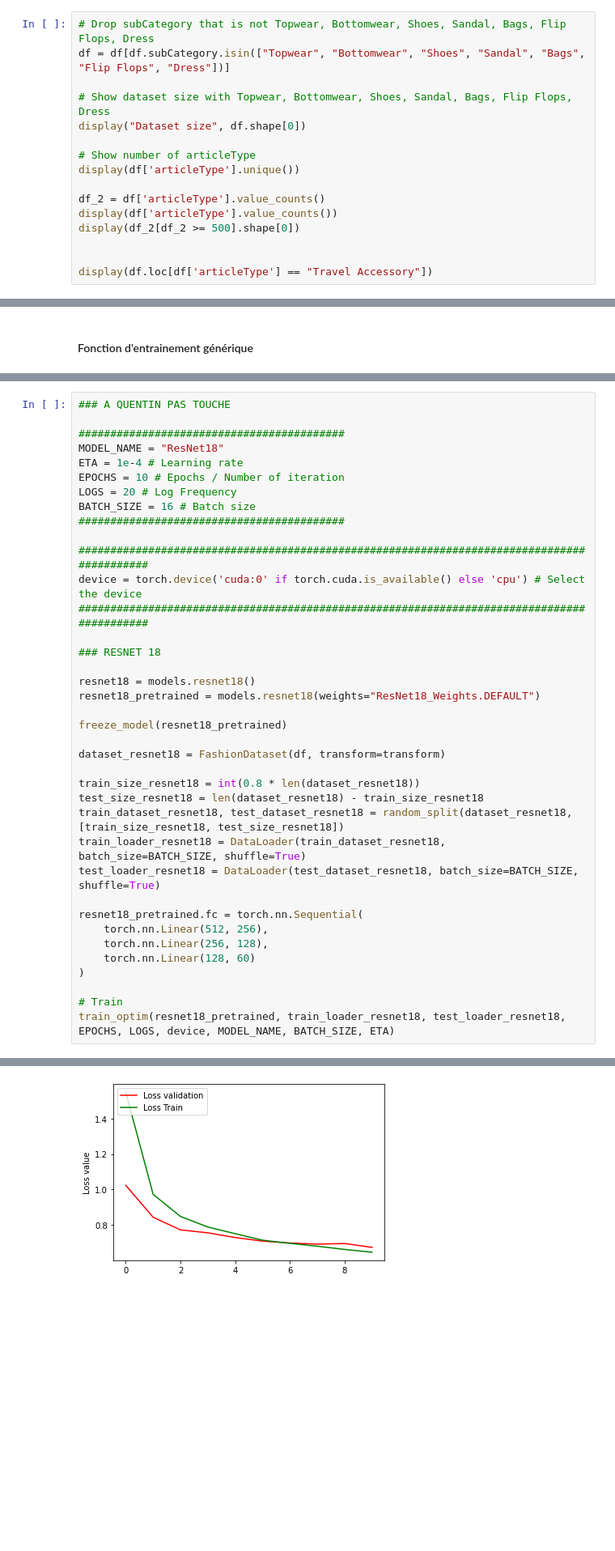
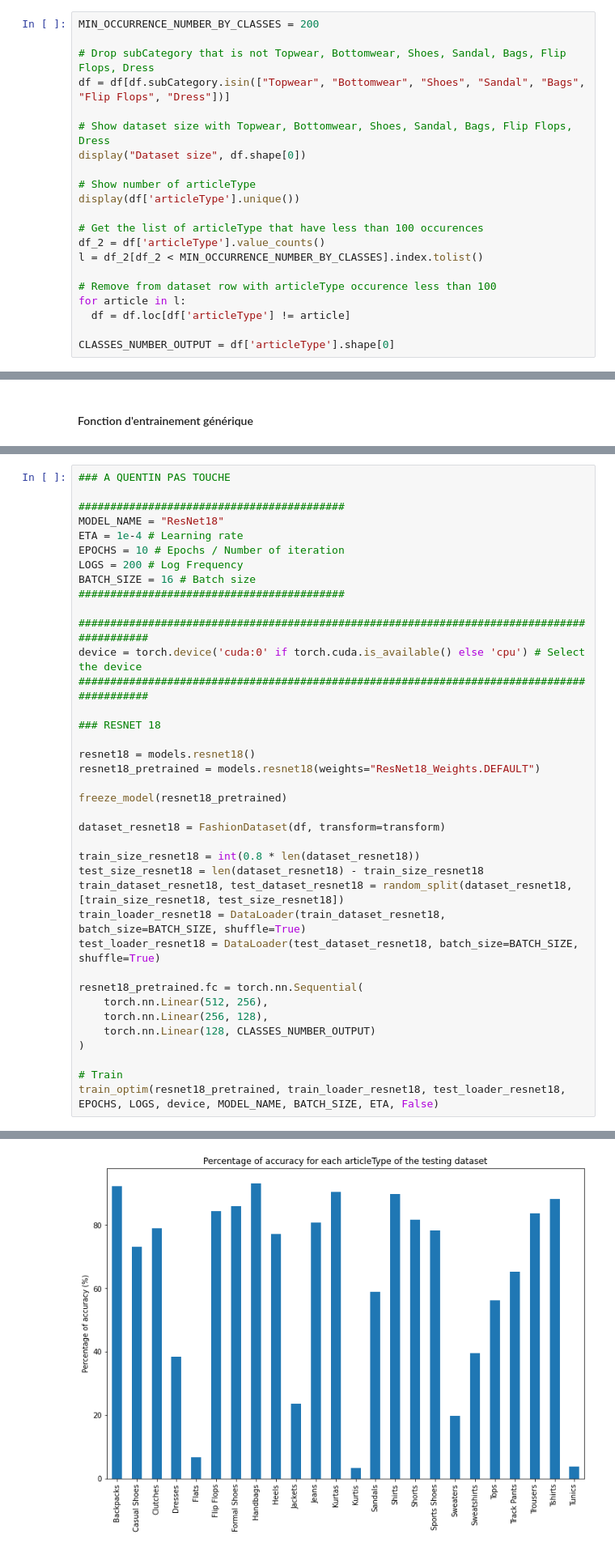
Before and after one commit to KontainPluton/TPs_Artificial_Neural_Network, a Jupyter notebook: Projet/Projet_Fashion.ipynb, the cells around one changed output, grey strips where cells are left out. Shown: that part at 81% size. Cells and saved outputs as stored; diff of their text form; blank space fills up the shorter version.

```diff
--- a/Projet/Projet_Fashion.ipynb
+++ b/Projet/Projet_Fashion.ipynb
@@ -123,6 +123,8 @@ Afin d'effectuer la reconnaissance de vêtements, nous avons dû dans un premier
 
 Ensuite, nous avons conservé que les classes qui correspondait à des vêtements / accessoires qui disposait de 500+ données labélisées, pour arriver à un total de 30848 données labélisées.
 # %%
+MIN_OCCURRENCE_NUMBER_BY_CLASSES = 200
+
 # Drop subCategory that is not Topwear, Bottomwear, Shoes, Sandal, Bags, Flip Flops, Dress
 df = df[df.subCategory.isin(["Topwear", "Bottomwear", "Shoes", "Sandal", "Bags", "Flip Flops", "Dress"])]
 
@@ -132,11 +134,14 @@ display("Dataset size", df.shape[0])
 # Show number of articleType
 display(df['articleType'].unique())
 
+# Get the list of articleType that have less than 100 occurences
 df_2 = df['articleType'].value_counts()
-display(df['articleType'].value_counts())
-display(df_2[df_2 >= 500].shape[0])
+l = df_2[df_2 < MIN_OCCURRENCE_NUMBER_BY_CLASSES].index.tolist()
 
+# Remove from dataset row with articleType occurence less than 100
+for article in l:
+  df = df.loc[df['articleType'] != article]
 
-display(df.loc[df['articleType'] == "Travel Accessory"])
+CLASSES_NUMBER_OUTPUT = df['articleType'].shape[0]
 # %% [output]
 'Dataset size'
@@ -454,7 +462,7 @@ FILE
 MODEL_NAME = "ResNet18"
 ETA = 1e-4 # Learning rate
 EPOCHS = 10 # Epochs / Number of iteration
-LOGS = 20 # Log Frequency
+LOGS = 200 # Log Frequency
 BATCH_SIZE = 16 # Batch size
 ##########################################
 
@@ -480,9 +488,9 @@ test_loader_resnet18 = DataLoader(test_dataset_resnet18, batch_size=BATCH_SIZE,
 resnet18_pretrained.fc = torch.nn.Sequential(
     torch.nn.Linear(512, 256),
     torch.nn.Linear(256, 128),
-    torch.nn.Linear(128, 60)
+    torch.nn.Linear(128, CLASSES_NUMBER_OUTPUT)
 )
 
 # Train
-train_optim(resnet18_pretrained, train_loader_resnet18, test_loader_resnet18, EPOCHS, LOGS, device, MODEL_NAME, BATCH_SIZE, ETA)
+train_optim(resnet18_pretrained, train_loader_resnet18, test_loader_resnet18, EPOCHS, LOGS, device, MODEL_NAME, BATCH_SIZE, ETA, False)
 # %% [output]
@@ -508 +515 @@ epoch: 010, batch: 1541, loss: 0.493
-[figure, old version]
+[figure, new version]
```
Also changed, not shown: parts of 17 cells of this notebook.
